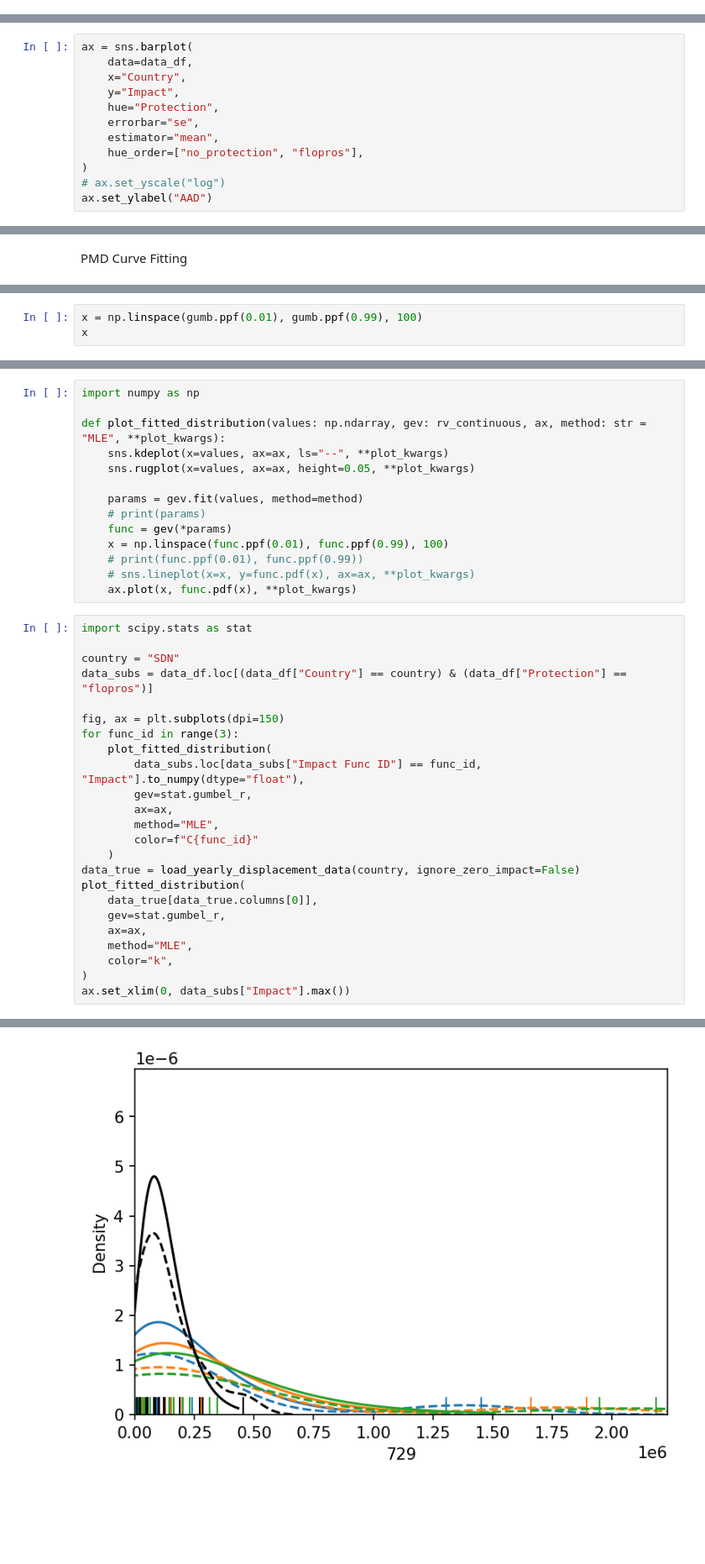
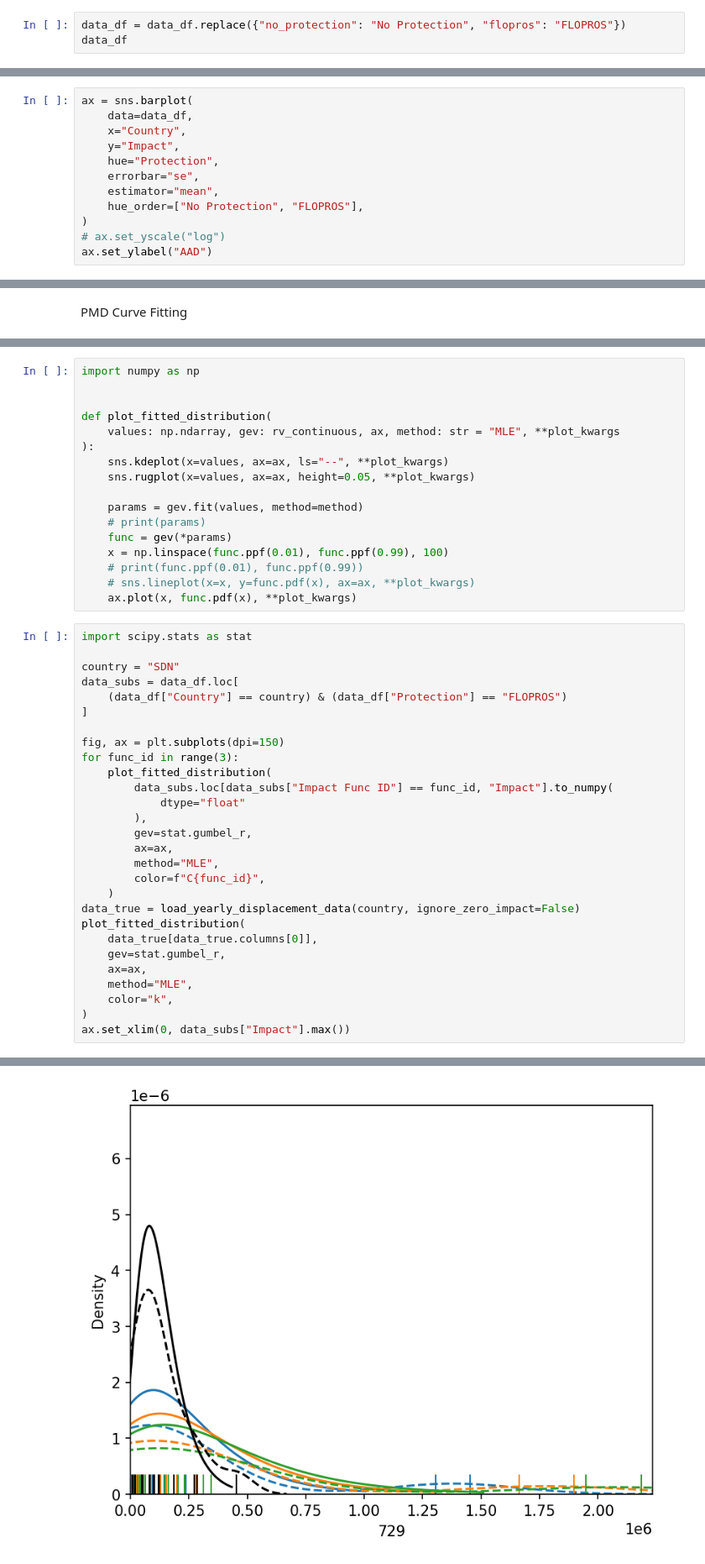
Before and after one commit to peanutfun/displacement-mip, a Jupyter notebook: evaluation.ipynb, the cells around one changed output, grey strips where cells are left out. Shown at 84% size. Saved outputs shown, nothing was run; the diff lists cells and outputs as text; blank space fills up the shorter version.

```diff
--- a/evaluation.ipynb
+++ b/evaluation.ipynb
@@ -210,0 +214,3 @@ for country, ax in zip(data_df["Country"].unique(), axes):
+# %%
+data_df = data_df.replace({"no_protection": "No Protection", "flopros": "FLOPROS"})
+data_df
@@ -344,7 +382,7 @@ ax = sns.barplot(
     hue="Protection",
     errorbar="se",
     estimator="mean",
-    hue_order=["no_protection", "flopros"],
+    hue_order=["No Protection", "FLOPROS"],
 )
 # ax.set_yscale("log")
 ax.set_ylabel("AAD")
@@ -414,3 +437,0 @@ gumb = gumbel_r(loc, scale)
-# %%
-x = np.linspace(gumb.ppf(0.01), gumb.ppf(0.99), 100)
-x
@@ -484,7 +504,10 @@ def compare_return_periods(data: pd.DataFrame, gev: rv_continuous, method: str =
 # %%
 import numpy as np
 
-def plot_fitted_distribution(values: np.ndarray, gev: rv_continuous, ax, method: str = "MLE", **plot_kwargs):
+
+def plot_fitted_distribution(
+    values: np.ndarray, gev: rv_continuous, ax, method: str = "MLE", **plot_kwargs
+):
     sns.kdeplot(x=values, ax=ax, ls="--", **plot_kwargs)
     sns.rugplot(x=values, ax=ax, height=0.05, **plot_kwargs)
 
@@ -498,30 +521,34 @@ def plot_fitted_distribution(values: np.ndarray, gev: rv_continuous, ax, method:
 # %%
 import scipy.stats as stat
 
 country = "SDN"
-data_subs = data_df.loc[(data_df["Country"] == country) & (data_df["Protection"] == "flopros")]
+data_subs = data_df.loc[
+    (data_df["Country"] == country) & (data_df["Protection"] == "FLOPROS")
+]
 
 fig, ax = plt.subplots(dpi=150)
 for func_id in range(3):
     plot_fitted_distribution(
-        data_subs.loc[data_subs["Impact Func ID"] == func_id, "Impact"].to_numpy(dtype="float"),
+        data_subs.loc[data_subs["Impact Func ID"] == func_id, "Impact"].to_numpy(
+            dtype="float"
+        ),
         gev=stat.gumbel_r,
         ax=ax,
         method="MLE",
-        color=f"C{func_id}"
+        color=f"C{func_id}",
     )
 data_true = load_yearly_displacement_data(country, ignore_zero_impact=False)
 plot_fitted_distribution(
     data_true[data_true.columns[0]],
     gev=stat.gumbel_r,
     ax=ax,
     method="MLE",
     color="k",
 )
 ax.set_xlim(0, data_subs["Impact"].max())
 # %% [output]
 (0.0, 2234076.3098177956)
-[figure, old version]
+[figure, new version]
 # %%
 compare_return_periods(data_df, gev=gumbel_r)
 # %% [output]
```
Also changed, not shown: parts of 28 cells of this notebook.
